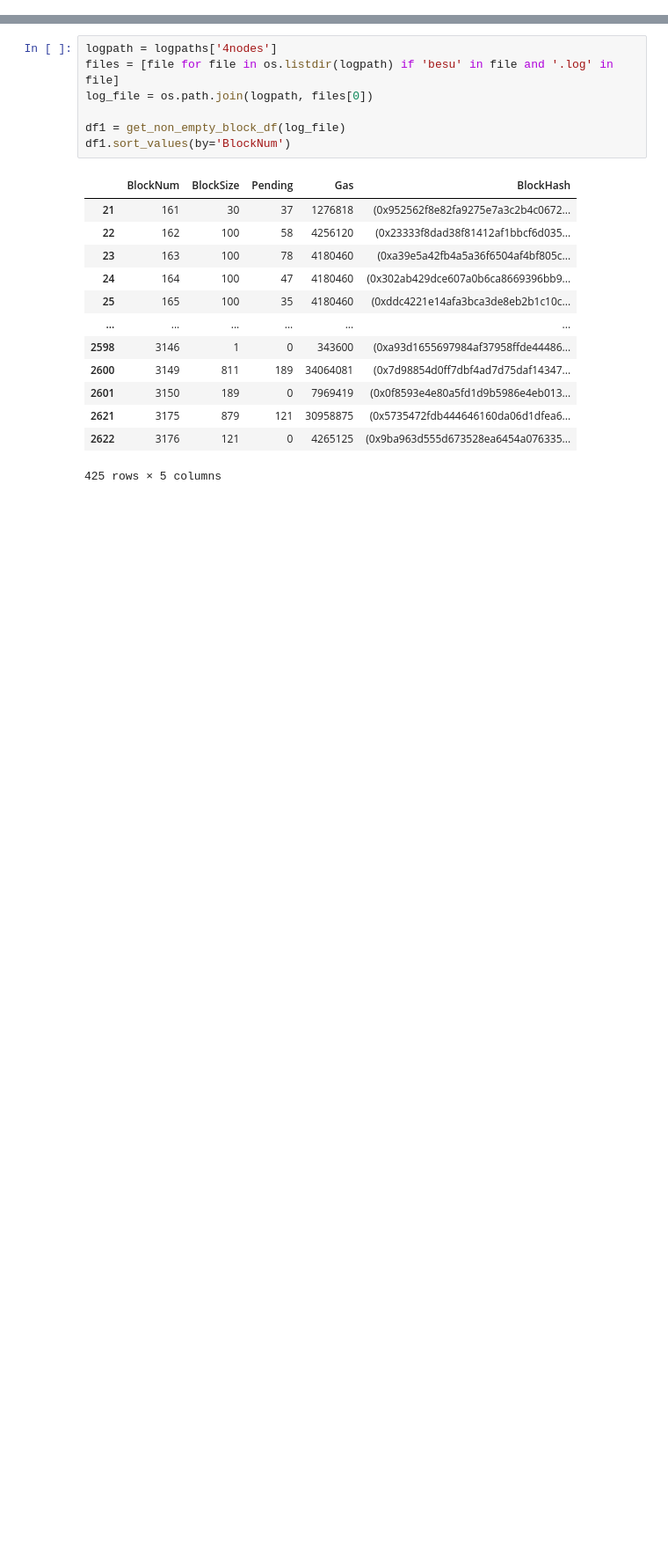
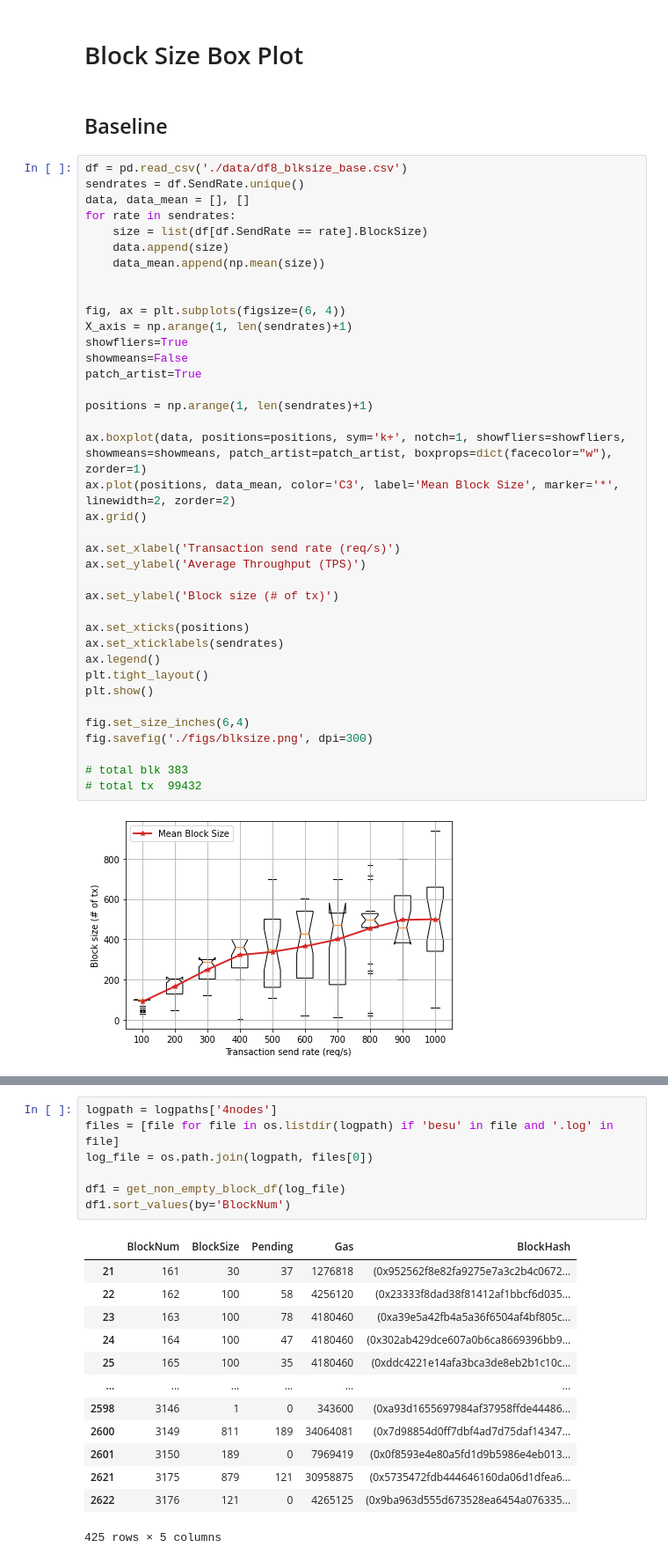
Before and after one commit to CaixiangFan/besu-benchmark, a Jupyter notebook: src/log_analysis.ipynb, the cells around one changed output, grey strips where cells are left out. Shown at 88% size. Cells and saved outputs as stored; diff of their text form; blank space fills up the shorter version.

```diff
--- a/src/log_analysis.ipynb
+++ b/src/log_analysis.ipynb
@@ -229,0 +209,44 @@ df4_blksize, df4_blktime = load_log_to_df(logpaths['4nodes'])
+# %% [markdown]
+# Block Size Box Plot
+# %% [markdown]
+## Baseline
+# %%
+df = pd.read_csv('./data/df8_blksize_base.csv')
+sendrates = df.SendRate.unique()
+data, data_mean = [], []
+for rate in sendrates:
+    size = list(df[df.SendRate == rate].BlockSize)
+    data.append(size)
+    data_mean.append(np.mean(size))
+
+
+fig, ax = plt.subplots(figsize=(6, 4))
+X_axis = np.arange(1, len(sendrates)+1)
+showfliers=True
+showmeans=False
+patch_artist=True
+
+positions = np.arange(1, len(sendrates)+1)
+
+ax.boxplot(data, positions=positions, sym='k+', notch=1, showfliers=showfliers, showmeans=showmeans, patch_artist=patch_artist, boxprops=dict(facecolor="w"), zorder=1)
+ax.plot(positions, data_mean, color='C3', label='Mean Block Size', marker='*', linewidth=2, zorder=2)
+ax.grid()
+
+ax.set_xlabel('Transaction send rate (req/s)')
+ax.set_ylabel('Average Throughput (TPS)')
+
+ax.set_ylabel('Block size (# of tx)')
+
+ax.set_xticks(positions)
+ax.set_xticklabels(sendrates)
+ax.legend()
+plt.tight_layout()
+plt.show()
+
+fig.set_size_inches(6,4)
+fig.savefig('./figs/blksize.png', dpi=300)
+
+# total blk	383
+# total tx	99432
+# %% [output]
+[figure, added]
```
Also changed, not shown: parts of 42 cells of this notebook.
